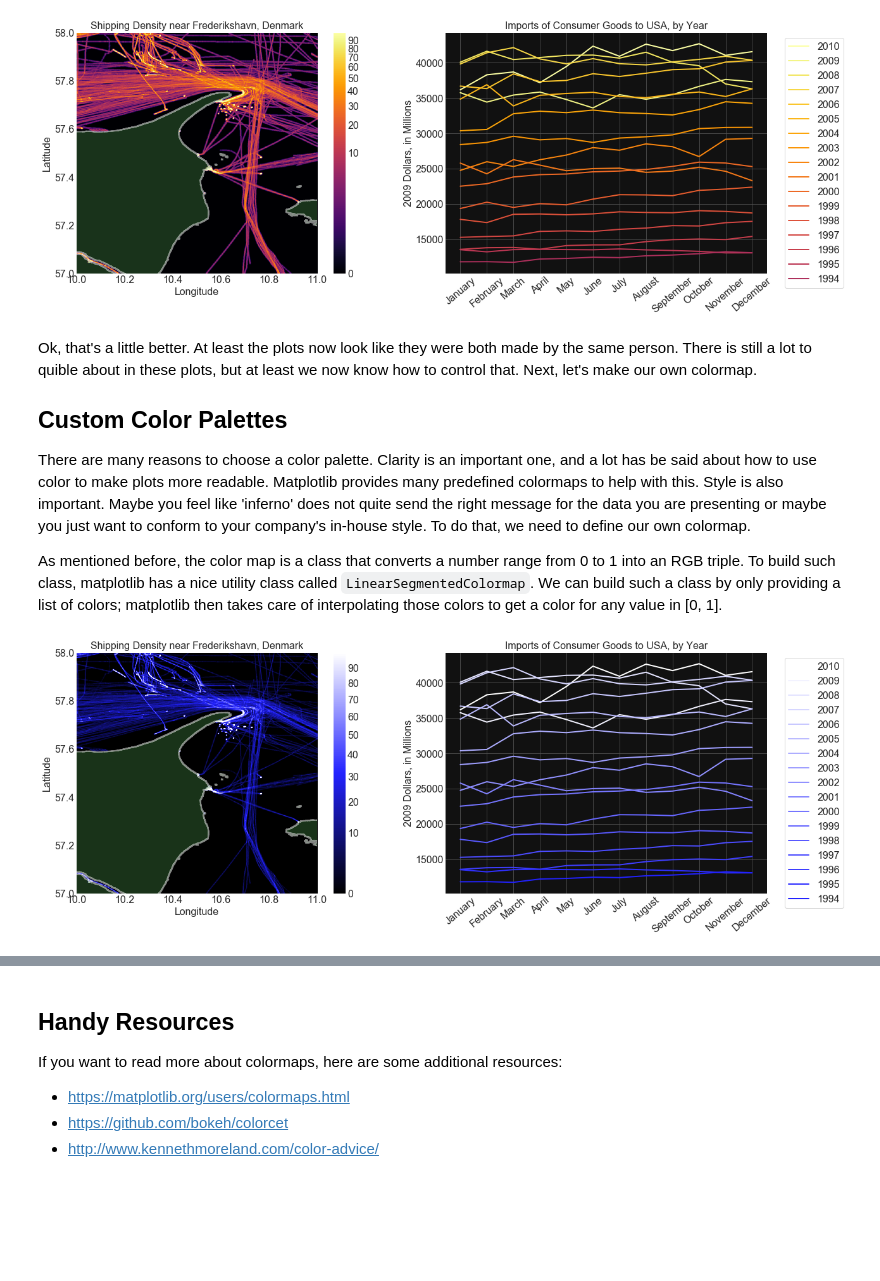
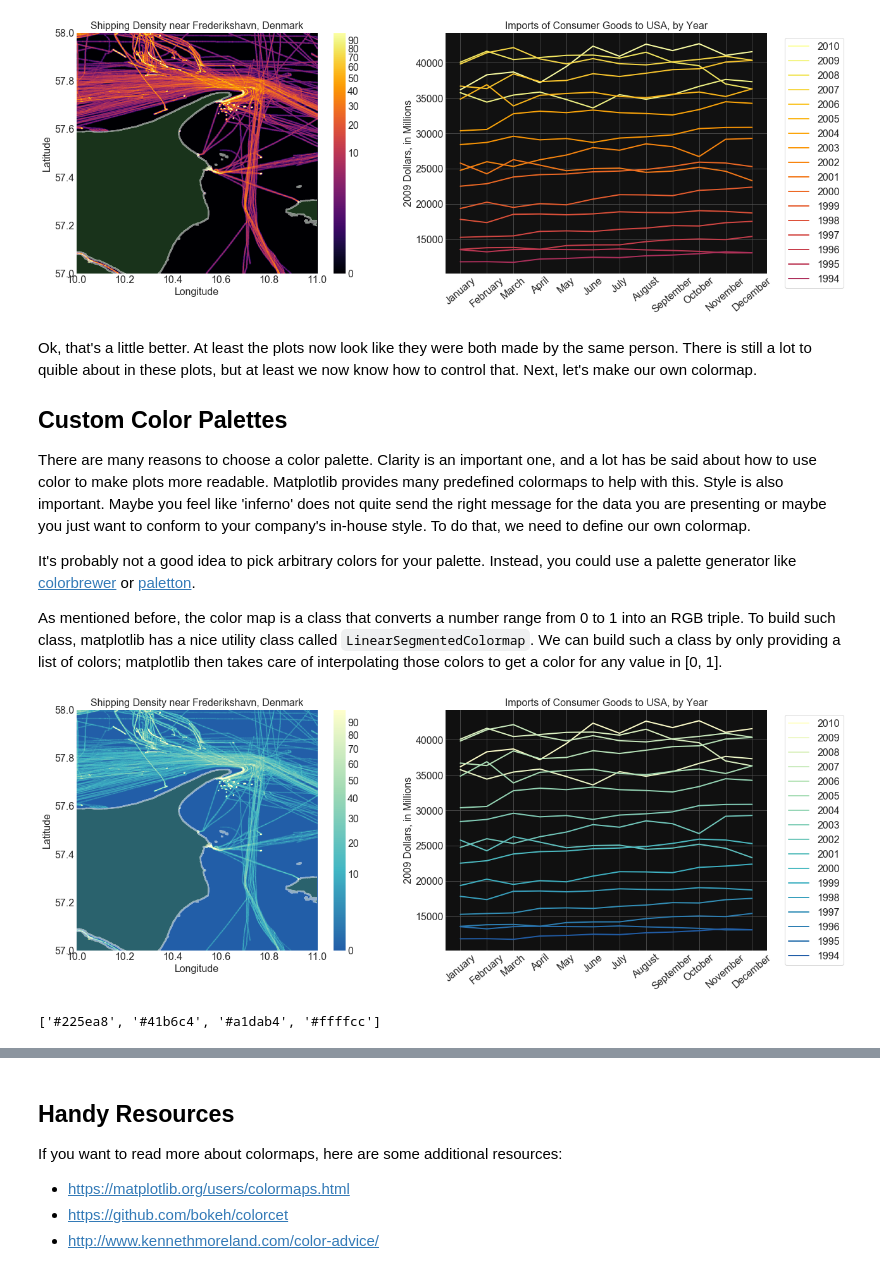
Before and after one commit to vincentropy/python_colormap_tutorial, a Jupyter notebook: color_map_tutorial.ipynb, the cells around one changed output, grey strips where cells are left out. Saved outputs shown, nothing was run; the diff lists cells and outputs as text; code cells hidden in the pictures; blank space fills up the shorter version.

Commit message:
changed palettes

```diff
--- a/color_map_tutorial.ipynb
+++ b/color_map_tutorial.ipynb
@@ -232,33 +232,38 @@ Next, let's make our own colormap.
 ## Custom Color Palettes
 There are many reasons to choose a color palette. Clarity is an important one, and a lot has be said about how to use color to make plots more readable. Matplotlib provides many predefined colormaps to help with this. Style is also important. Maybe you feel like 'inferno' does not quite send the right message for the data you are presenting or maybe you just want to conform to your company's in-house style. To do that, we need to define our own colormap.
 
+It's probably not a good idea to pick arbitrary colors for your palette. Instead, you could use a palette generator like [colorbrewer](http://colorbrewer2.org) or [paletton](http://paletton.com).
+
 As mentioned before, the color map is a class that converts a number range from 0 to 1 into an RGB triple. To build such class, matplotlib has a nice utility class called `LinearSegmentedColormap`. We can build such a class by only providing a list of colors; matplotlib then takes care of interpolating those colors to get a color for any value in [0, 1].
 # %%
 # make colormaps
 
-# black -> blue -> white for the density plot
-density_colors = ['#000000','#2222FF','#FFFFFF']
-density_cmap = LinearSegmentedColormap.from_list('my_cmap', density_colors)
-density_norm = PowerNorm(0.6, vmin=0, vmax=100)
+# blue -> green -> yellow
+colors = ['#225ea8', '#41b6c4', '#a1dab4', '#ffffcc']
 
+# create color maps and normalization
+density_cmap = LinearSegmentedColormap.from_list('my_cmap', colors)
+density_norm = PowerNorm(0.5, vmin=0, vmax=100)
 
-# blue -> white for the line plot
-line_colors = ['#2222FF','#FFFFFF']
-line_cmap = LinearSegmentedColormap.from_list('my_cmap', line_colors)
+line_cmap = LinearSegmentedColormap.from_list('my_cmap', colors)
 line_norm = Normalize(vmin=1994,vmax=2010)
 
 
 # make the plots
 plt.figure(figsize=(20, 7))
 
 plot_density(values, plt.subplot(121), cmap=density_cmap, norm=density_norm)
 plot_lines(line_data, plt.subplot(122), cmap=line_cmap, norm=line_norm)
 
 # set black background
-plt.gca().set_facecolor('#111111')
+plt.gca().set_facecolor('#101010')
 plt.grid(color='#555555')
 # %% [output]
-[figure, old version]
+[figure, new version]
+# %%
+['#ffffcc','#a1dab4','#41b6c4','#225ea8'][::-1]
+# %% [output]
+['#225ea8', '#41b6c4', '#a1dab4', '#ffffcc']
 # %%
 # or, of you prefer something that works on a white background:
 
```
Also changed, not shown: parts of 1 cell of this notebook.
